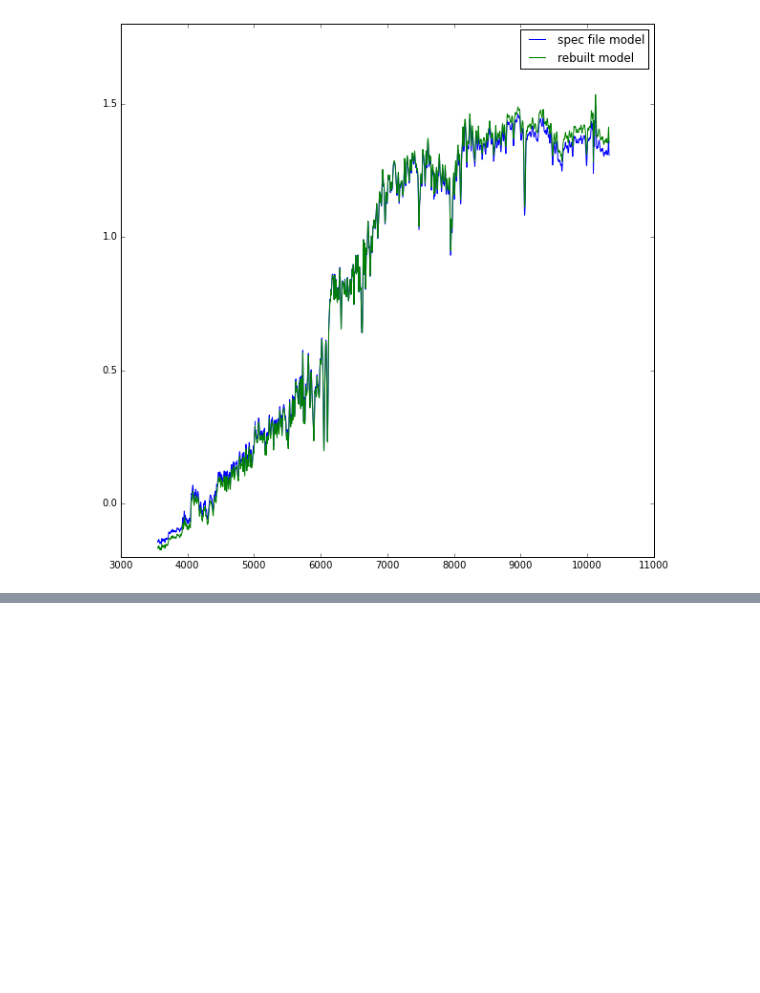
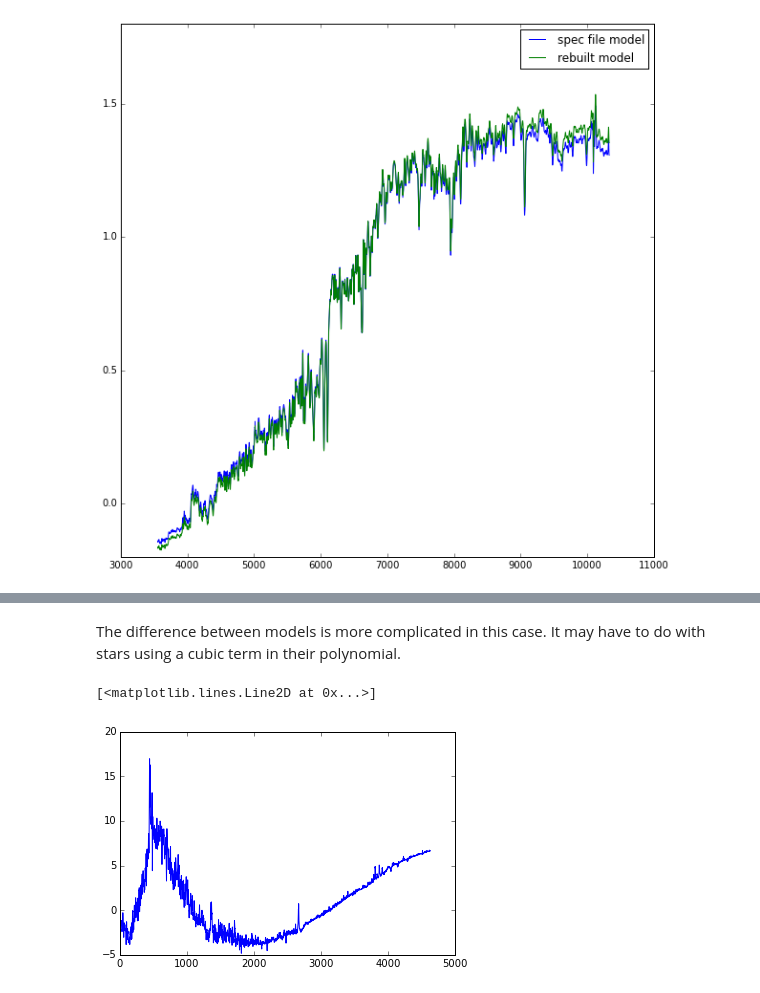
Before and after one commit to kgage/bossghost, a Jupyter notebook: ModelFlux.ipynb, the cells around one changed output, grey strips where cells are left out. Drawn from its saved outputs; the diff is of its cells as text; code cells hidden in the pictures; blank space fills up the shorter version.

```diff
--- a/ModelFlux.ipynb
+++ b/ModelFlux.ipynb
@@ -93,0 +140,7 @@ plt.show()
+# %% [markdown]
+The difference between models is more complicated in this case. It may have to do with stars using a cubic term in their polynomial.
+# %%
+plt.plot(test_model['flux']-model)
+# %% [output]
+[<matplotlib.lines.Line2D at 0x...>]
+[figure, added]
```
Also changed, not shown: parts of 12 cells of this notebook.
